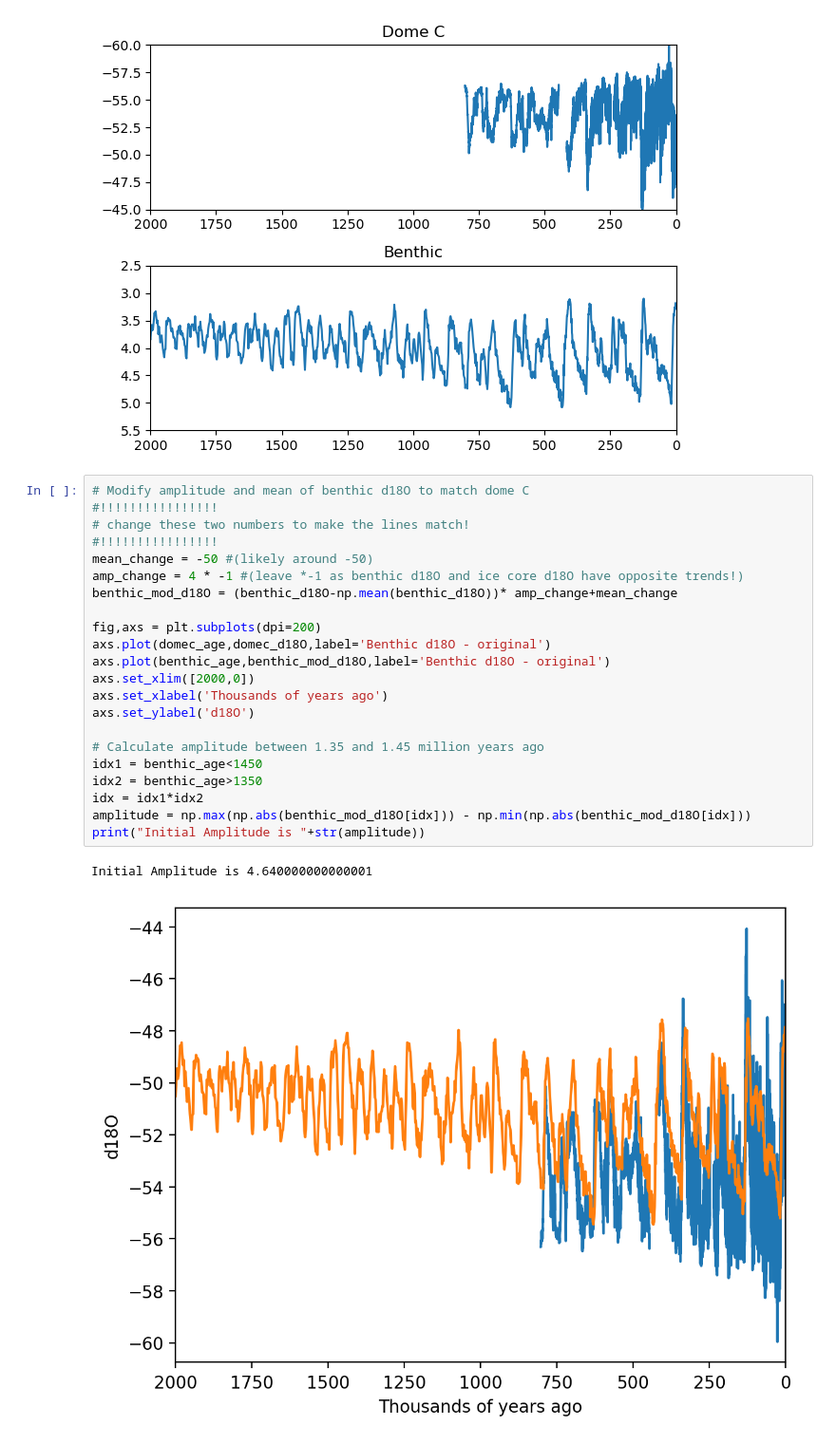
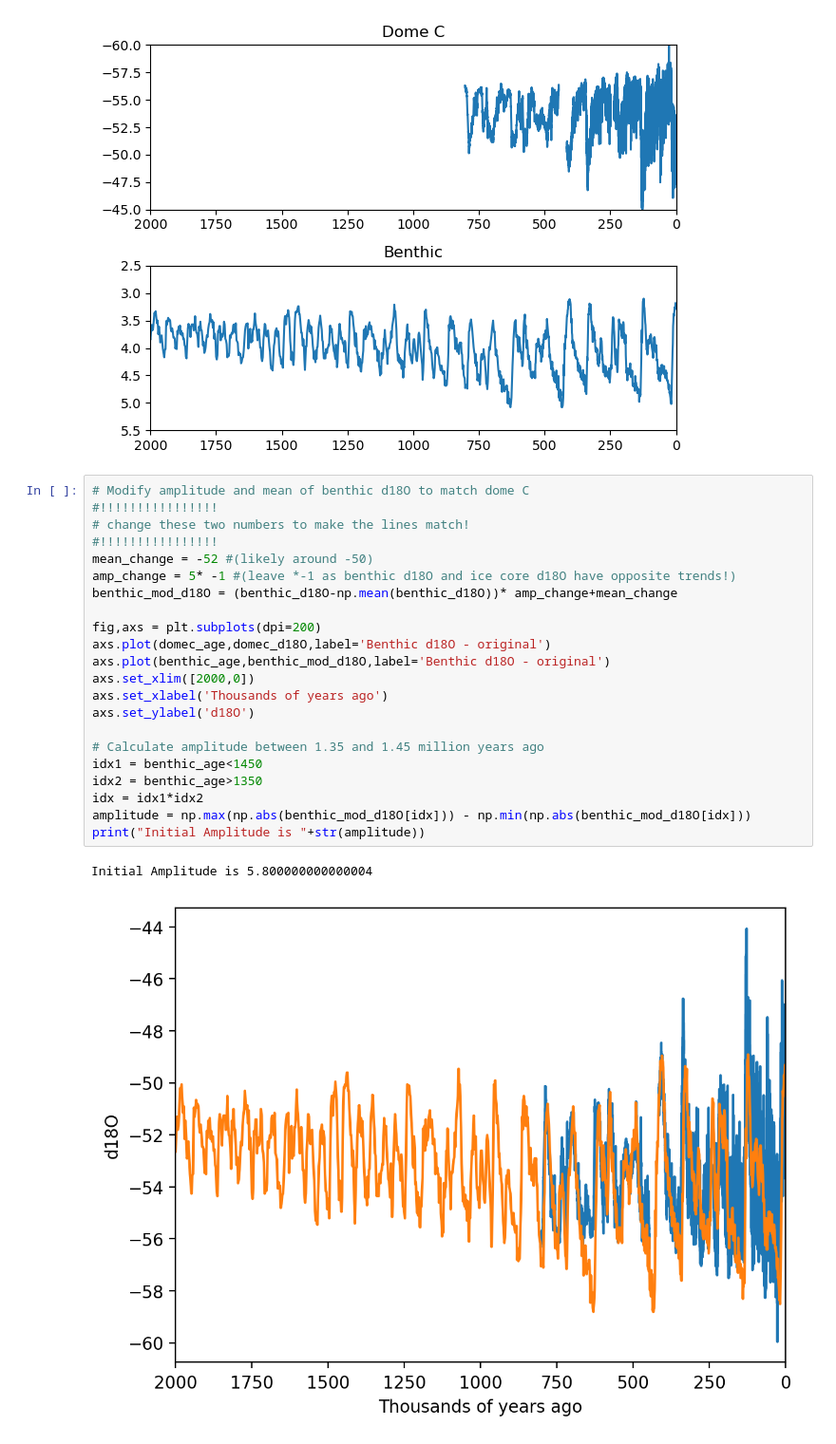
Before and after one commit to liamkirkpatrick/water-isotope-diffusion, a Jupyter notebook: initial_amplitude.ipynb, the cells around one changed output. Shown at 95% size. Cells and saved outputs as stored; diff of their text form.

```diff
--- a/initial_amplitude.ipynb
+++ b/initial_amplitude.ipynb
@@ -40,25 +40,25 @@ plt.tight_layout()
 # %%
 # Modify amplitude and mean of benthic d18O to match dome C
 #!!!!!!!!!!!!!!!!
 # change these two numbers to make the lines match!
 #!!!!!!!!!!!!!!!!
-mean_change = -50 #(likely around -50)
-amp_change = 4 * -1 #(leave *-1 as benthic d18O and ice core d18O have opposite trends!)
+mean_change = -52 #(likely around -50)
+amp_change = 5* -1 #(leave *-1 as benthic d18O and ice core d18O have opposite trends!)
 benthic_mod_d18O = (benthic_d18O-np.mean(benthic_d18O))* amp_change+mean_change
 
 fig,axs = plt.subplots(dpi=200)
 axs.plot(domec_age,domec_d18O,label='Benthic d18O - original')
 axs.plot(benthic_age,benthic_mod_d18O,label='Benthic d18O - original')
 axs.set_xlim([2000,0])
 axs.set_xlabel('Thousands of years ago')
 axs.set_ylabel('d18O')
 
 # Calculate amplitude between 1.35 and 1.45 million years ago
 idx1 = benthic_age<1450
 idx2 = benthic_age>1350
 idx = idx1*idx2
 amplitude = np.max(np.abs(benthic_mod_d18O[idx])) - np.min(np.abs(benthic_mod_d18O[idx]))
 print("Initial Amplitude is "+str(amplitude))
 # %% [output]
-Initial Amplitude is 4.640000000000001
+Initial Amplitude is 5.800000000000004
-[figure, old version]
+[figure, new version]
```
Also changed, not shown: 1 other file.
